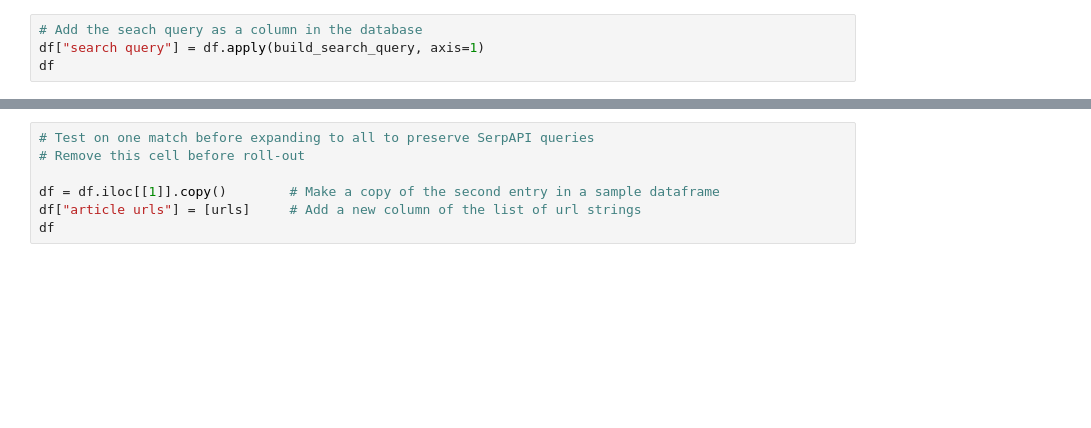
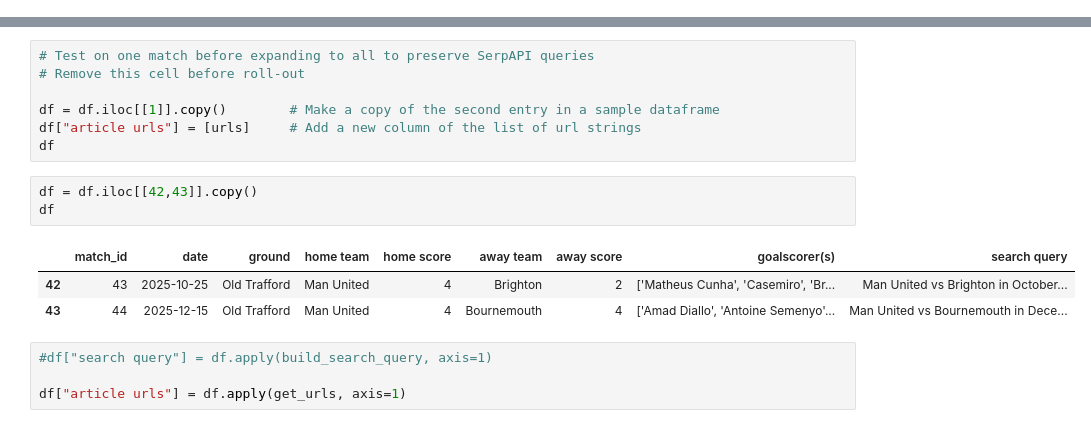
Before and after one commit to danielcavey/Football-Match-Memory-Enricher, a Jupyter notebook: src/article_acquisition.ipynb, the cells around one changed output, grey strips where cells are left out. Cells and saved outputs as stored; diff of their text form; blank space fills up the shorter version.

Commit message:
Update to article acquisition layer to handle multiple matches at once

```diff
--- a/src/article_acquisition.ipynb
+++ b/src/article_acquisition.ipynb
@@ -22,7 +58,3 @@ df
-# %%
-# Add the seach query as a column in the database
-df["search query"] = df.apply(build_search_query, axis=1)
-df
 # %%
 # API key needs to be kept private from public GITHUB repository
 # Key stored in an .env file
@@ -79,3 +121,14 @@ urls = ['https://www.youtube.com/watch?v=givC4ZvbqYc',
 df = df.iloc[[1]].copy()        # Make a copy of the second entry in a sample dataframe
 df["article urls"] = [urls]     # Add a new column of the list of url strings
 df
+# %%
+df = df.iloc[[42,43]].copy()
+df
+# %% [output]
+|  | match_id | date | ground | home team | home score | away team | away score | goalscorer(s) | search query |
+| 42 | 43 | 2025-10-25 | Old Trafford | Man United | 4 | Brighton | 2 | ['Matheus Cunha', 'Casemiro', 'Br... | Man United vs Brighton in October... |
+| 43 | 44 | 2025-12-15 | Old Trafford | Man United | 4 | Bournemouth | 4 | ['Amad Diallo', 'Antoine Semenyo'... | Man United vs Bournemouth in Dece... |
+# %%
+#df["search query"] = df.apply(build_search_query, axis=1)
+
+df["article urls"] = df.apply(get_urls, axis=1)
```
Also changed, not shown: parts of 9 cells of this notebook, 2 other files.
